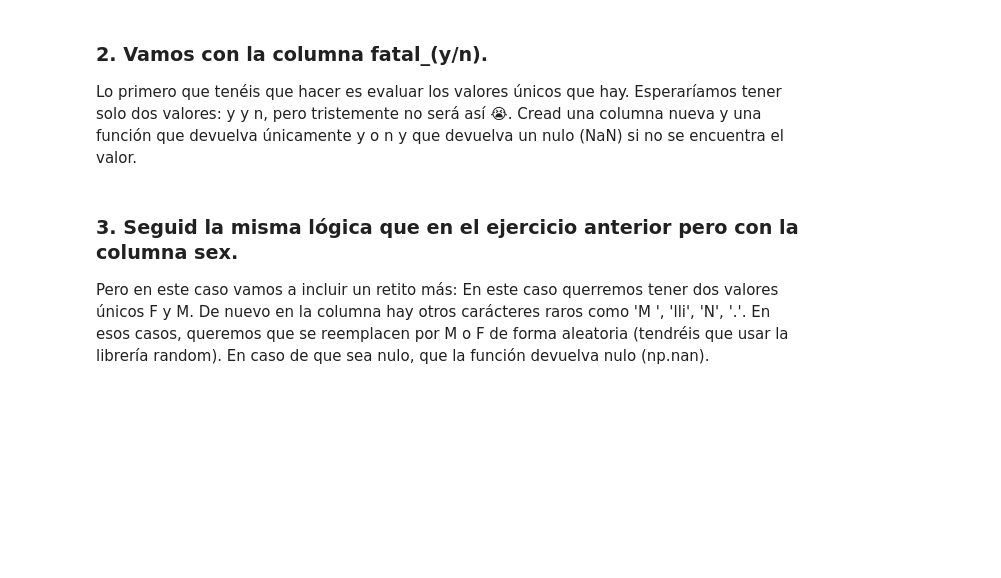
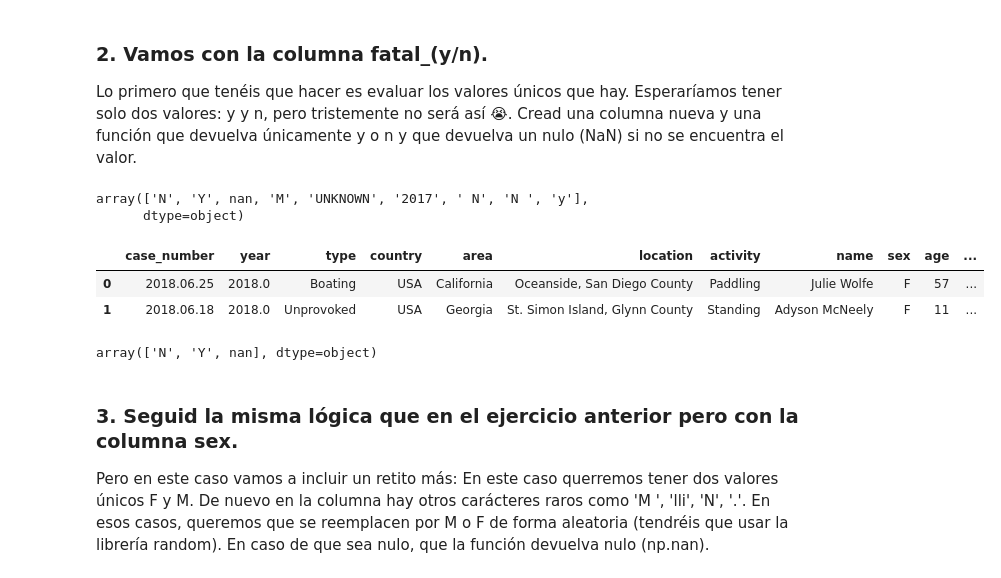
Before and after one commit to Adalab/DA-promoC-modulo-02-Marina-Lourdes-Ana, a Jupyter notebook: Pandas/07-pandas_7.ipynb, the cells around one changed output. Drawn from its saved outputs; the diff is of its cells as text; code cells hidden in the pictures; blank space fills up the shorter version.

```diff
--- a/Pandas/07-pandas_7.ipynb
+++ b/Pandas/07-pandas_7.ipynb
@@ -15,0 +41,3 @@ y que puede que no haya la información de mes. En ese caso devolved un nulo (Na
+# %%
+def fecha(x):
+    return re.findall(r"[A-Z]*[a-z]{2}")[0]
@@ -16,3 +52,8 @@ y que puede que no haya la información de mes. En ese caso devolved un nulo (Na
 # %% [markdown]
 ### 2. Vamos con la columna fatal_(y/n).
 Lo primero que tenéis que hacer es evaluar los valores únicos que hay. Esperaríamos tener solo dos valores: y y n, pero tristemente no será así 😭. Cread una columna nueva y una función que devuelva únicamente y o n y que devuelva un nulo (NaN) si no se encuentra el valor.
+# %%
+df["fatal_(y/n)"].unique()
+# %% [output]
+array(['N', 'Y', nan, 'M', 'UNKNOWN', '2017', ' N', 'N ', 'y'],
+      dtype=object)
@@ -19,3 +74,14 @@ Lo primero que tenéis que hacer es evaluar los valores únicos que hay. Esperar
+# %%
+df["fatal"] = df["fatal_(y/n)"].apply(yn)
+df.head(2)
+# %% [output]
+|  | case_number | year | type | country | area | location | activity | name | sex | age | ... |
+| 0 | 2018.06.25 | 2018.0 | Boating | USA | California | Oceanside, San Diego County | Paddling | Julie Wolfe | F | 57 | ... |
+| 1 | 2018.06.18 | 2018.0 | Unprovoked | USA | Georgia | St. Simon Island, Glynn County | Standing | Adyson McNeely | F | 11 | ... |
+# %%
+df["fatal"].unique()
+# %% [output]
+array(['N', 'Y', nan], dtype=object)
 # %% [markdown]
 ### 3. Seguid la misma lógica que en el ejercicio anterior pero con la columna sex.
 Pero en este caso vamos a incluir un retito más: En este caso querremos tener dos valores únicos F y M. De nuevo en la columna hay otros carácteres raros como 'M ', 'lli', 'N', '.'. En esos casos, queremos que se reemplacen por M o F de forma aleatoria (tendréis que usar la librería random). En caso de que sea nulo, que la función devuelva nulo (np.nan).
```
Also changed, not shown: parts of 14 cells of this notebook.
